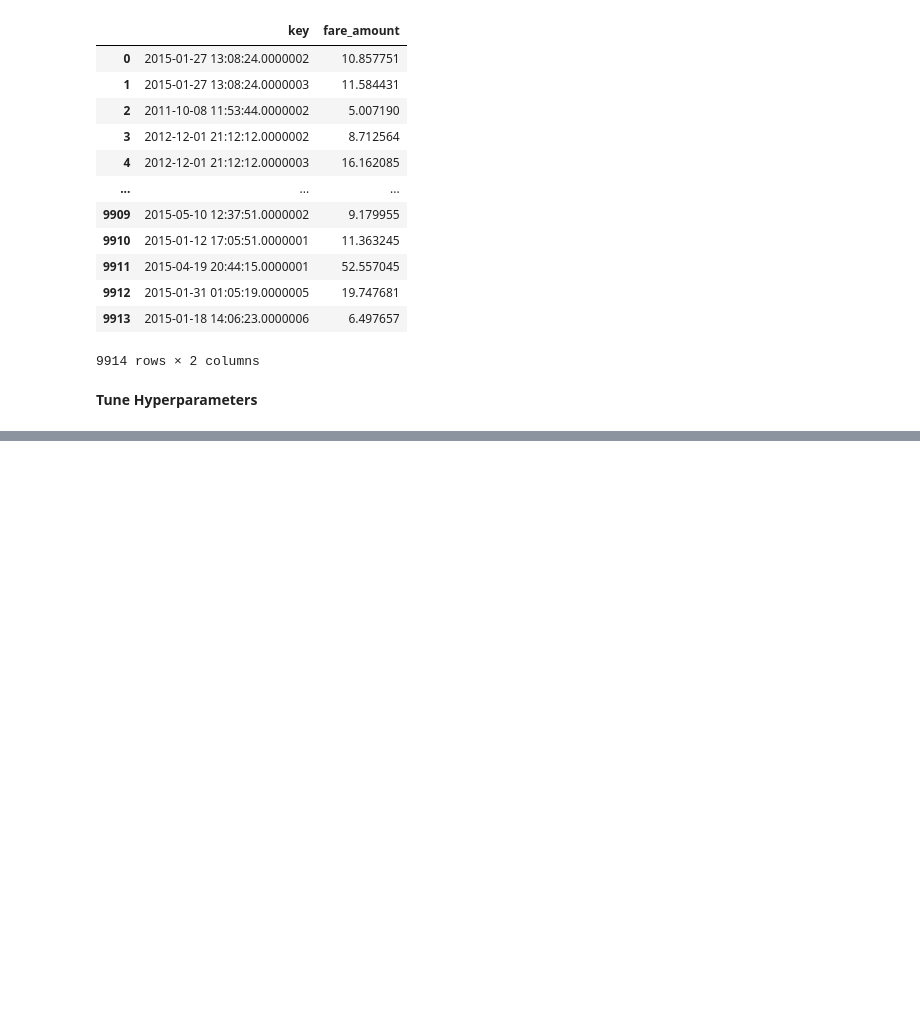
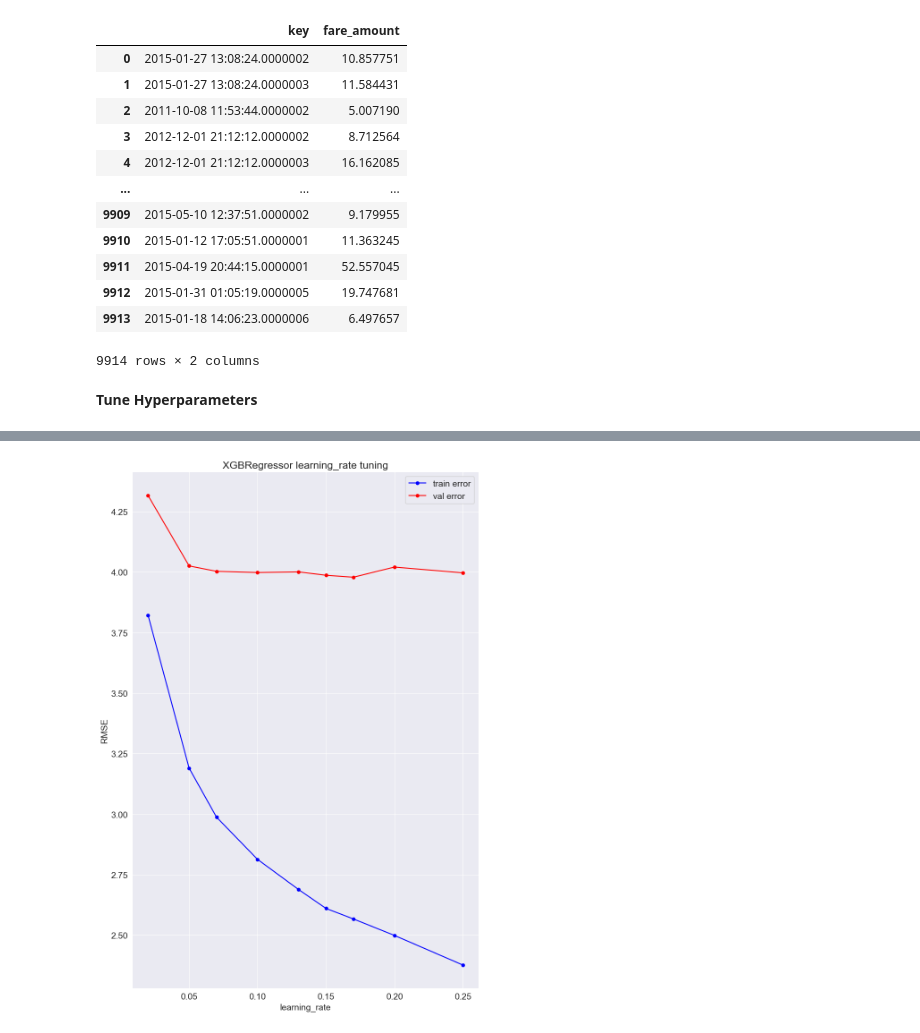
Before and after one commit to RohanVarmaP/machine-Learning, a Jupyter notebook: 6-NewYork-Taxifare/6-NewYork-Taxifare.ipynb, the cells around one changed output, grey strips where cells are left out. Drawn from its saved outputs; the diff is of its cells as text; code cells hidden in the pictures; blank space fills up the shorter version.

```diff
--- a/6-NewYork-Taxifare/6-NewYork-Taxifare.ipynb
+++ b/6-NewYork-Taxifare/6-NewYork-Taxifare.ipynb
@@ -837,0 +845,10 @@ best_params={
+# %%
+best_params={
+    'random_state':42,
+    'n_jobs':-1,
+    'objective':'reg:squarederror',
+    'max_depth':9
+}
+params_tuning_plot(XGBRegressor,'learning_rate',[0.02,0.05,0.07,0.1,0.13,0.15,0.17,0.2,0.25],best_params)
+# %% [output]
+[figure, added]
```
Also changed, not shown: parts of 6 cells of this notebook.
